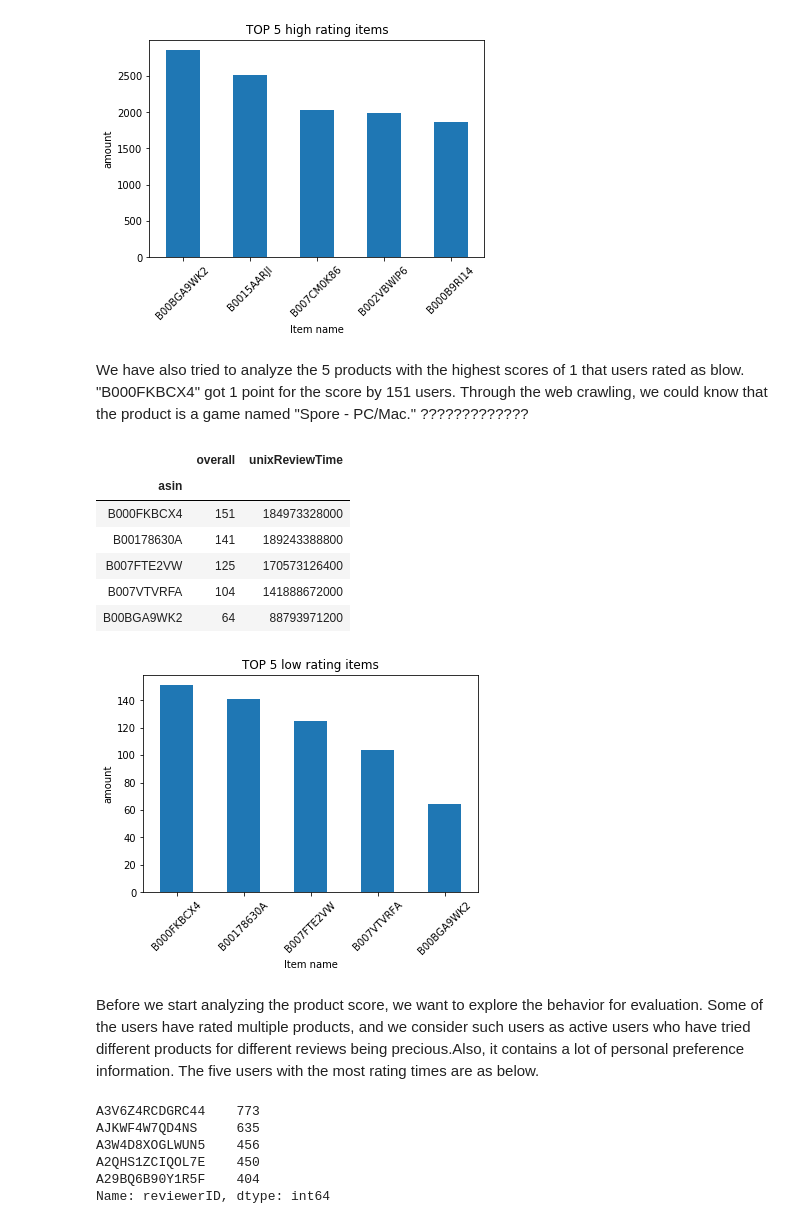
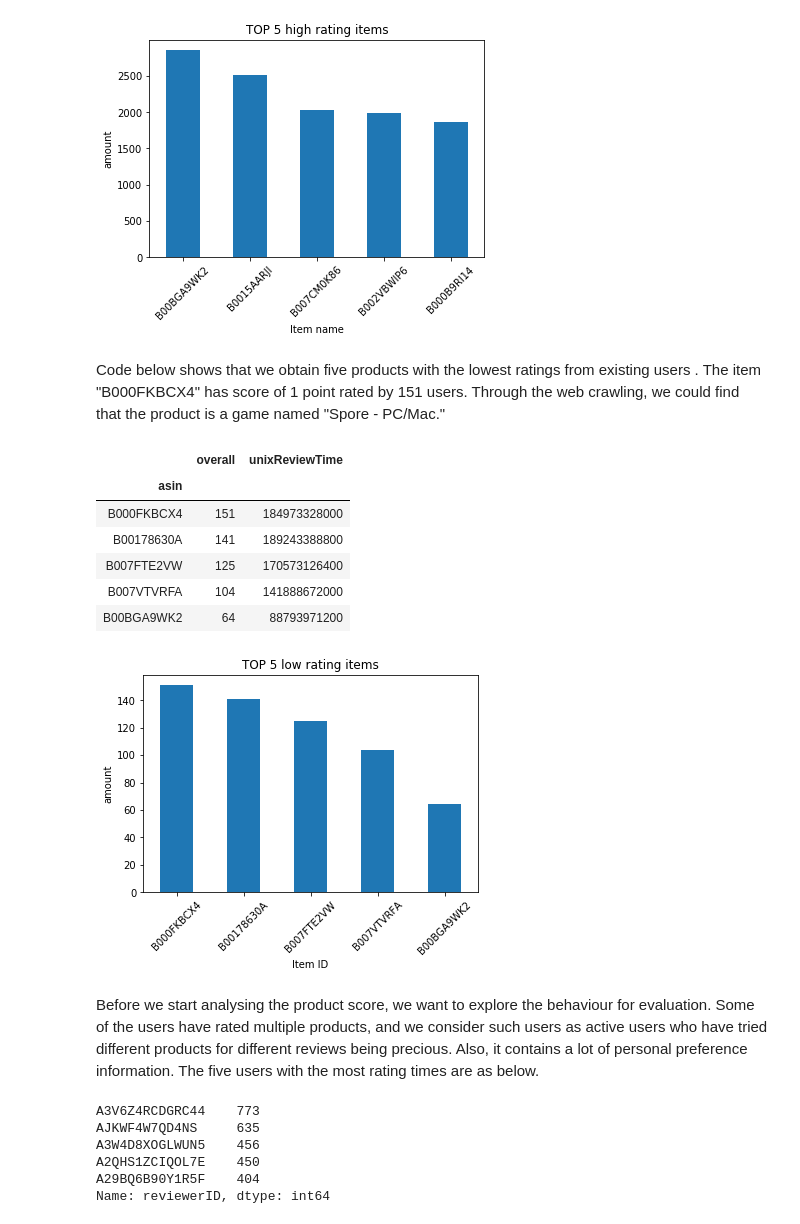
Before and after one commit to zwan074/Data-Assignment-3, a Jupyter notebook: Vincent/Draft_report.ipynb, the cells around one changed output. Saved outputs shown, nothing was run; the diff lists cells and outputs as text; code cells hidden in the pictures.

```diff
--- a/Vincent/Draft_report.ipynb
+++ b/Vincent/Draft_report.ipynb
@@ -127,27 +129,27 @@ plt.title("TOP 5 high rating items")
 | B000B9RI14 | 1865 | 502394745600 |
 [figure]
 # %% [markdown]
-We have also tried to analyze the 5 products with the highest scores of 1 that users rated as blow. "B000FKBCX4" got 1 point for the score by 151 users. Through the web crawling, we could know that the product is a game named "Spore - PC/Mac."  ?????????????
+Code below shows that we obtain five products with the lowest ratings from existing users . The item "B000FKBCX4" has score of 1 point rated by 151 users. Through the web crawling, we could find that the product is a game named "Spore - PC/Mac."
 # %%
 top_5_items = data[data['overall']==1].groupby('asin').sum().sort_values(by="overall",ascending=False).head()
 # top_5_items.plot()
 top_5_items['overall'].plot.bar()
 plt.ylabel("amount")
-plt.xlabel("Item name" )
+plt.xlabel("Item ID" )
 plt.xticks(rotation=45)
 plt.title("TOP 5 low rating items")
 (top_5_items)
 # %% [output]
 |  | overall | unixReviewTime |
 | asin |  |  |
 | B000FKBCX4 | 151 | 184973328000 |
 | B00178630A | 141 | 189243388800 |
 | B007FTE2VW | 125 | 170573126400 |
 | B007VTVRFA | 104 | 141888672000 |
 | B00BGA9WK2 | 64 | 88793971200 |
-[figure, old version]
+[figure, new version]
 # %% [markdown]
-Before we start analyzing the product score, we want to explore the behavior for evaluation. Some of the users have rated multiple products, and we consider such users as active users who have tried different products for different reviews being precious.Also, it contains a lot of personal preference information. The five users with the most rating times are as below.
+Before we start analysing the product score, we want to explore the behaviour for evaluation. Some of the users have rated multiple products, and we consider such users as active users who have tried different products for different reviews being precious. Also, it contains a lot of personal preference information. The five users with the most rating times are as below.
 # %%
 data['reviewerID'].value_counts().head()
 # %% [output]
```
Also changed, not shown: parts of 30 cells of this notebook.
